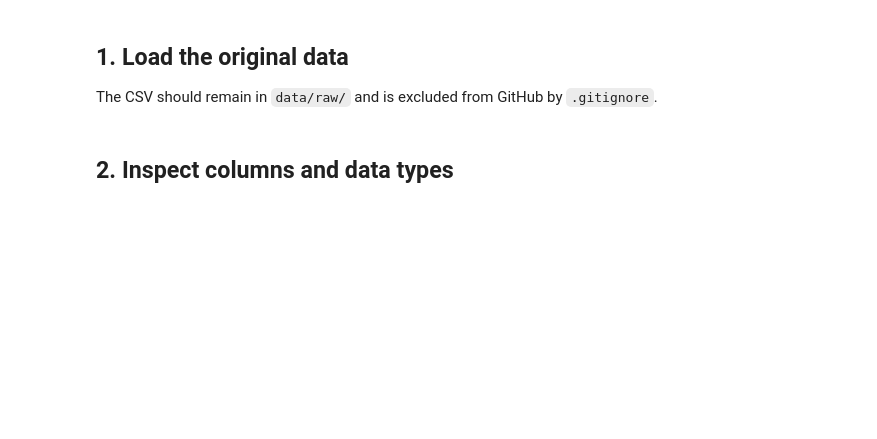
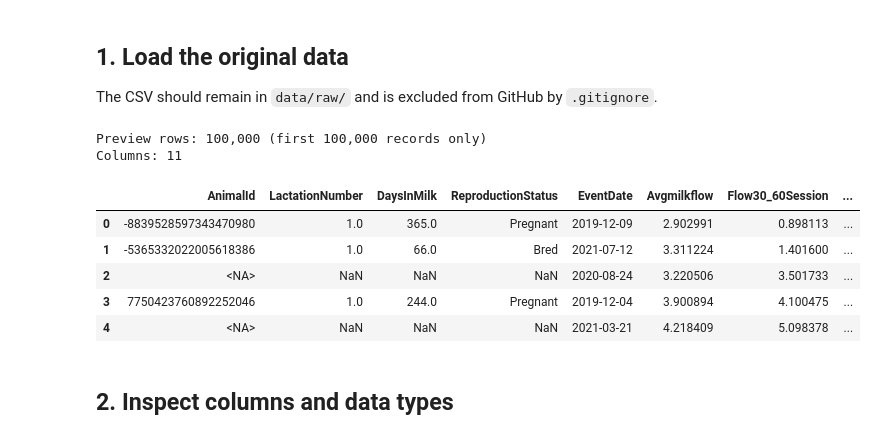
Before and after one commit to Fin-Maroney915/project-1-dairy-missing-data, a Jupyter notebook: notebooks/01_data_inspection.ipynb, the cells around one changed output. Saved outputs shown, nothing was run; the diff lists cells and outputs as text; code cells hidden in the pictures; blank space fills up the shorter version.

Commit message:
Add remaining notebooks scripts and tests

```diff
--- a/notebooks/01_data_inspection.ipynb
+++ b/notebooks/01_data_inspection.ipynb
@@ -16,17 +40,28 @@ pd.set_option("display.max_columns", 100)
 The CSV should remain in `data/raw/` and is excluded from GitHub by `.gitignore`.
 # %%
 project_root = Path.cwd().parent if Path.cwd().name == "notebooks" else Path.cwd()
-data_path = project_root / "data" / "raw" / "project_1_ANSC_4040_dataset.csv"
+data_path = project_root / "data" / "raw" / "Data_set_prep_assignment_1.csv"
 
 if not data_path.exists():
     raise FileNotFoundError(
         f"Dataset not found at {data_path}. Place the private CSV there before continuing."
     )
 
-df = pd.read_csv(data_path)
-print(f"Rows: {len(df):,}")
+# Preview the large raw file; scripts/clean_data.py processes every record.
+# Keep IDs as text: floating-point numbers cannot preserve these large IDs.
+df = pd.read_csv(data_path, dtype={"AnimalId": "string"}, nrows=100_000)
+print(f"Preview rows: {len(df):,} (first 100,000 records only)")
 print(f"Columns: {df.shape[1]}")
 df.head()
+# %% [output]
+Preview rows: 100,000 (first 100,000 records only)
+Columns: 11
+|  | AnimalId | LactationNumber | DaysInMilk | ReproductionStatus | EventDate | Avgmilkflow | Flow30_60Session | ... |
+| 0 | -8839528597343470980 | 1.0 | 365.0 | Pregnant | 2019-12-09 | 2.902991 | 0.898113 | ... |
+| 1 | -5365332022005618386 | 1.0 | 66.0 | Bred | 2021-07-12 | 3.311224 | 1.401600 | ... |
+| 2 | <NA> | NaN | NaN | NaN | 2020-08-24 | 3.220506 | 3.501733 | ... |
+| 3 | 7750423760892252046 | 1.0 | 244.0 | Pregnant | 2019-12-04 | 3.900894 | 4.100475 | ... |
+| 4 | <NA> | NaN | NaN | NaN | 2021-03-21 | 4.218409 | 5.098378 | ... |
 # %% [markdown]
 ## 2. Inspect columns and data types
 # %%
```
Also changed, not shown: parts of 10 cells of this notebook, 3 other files.
